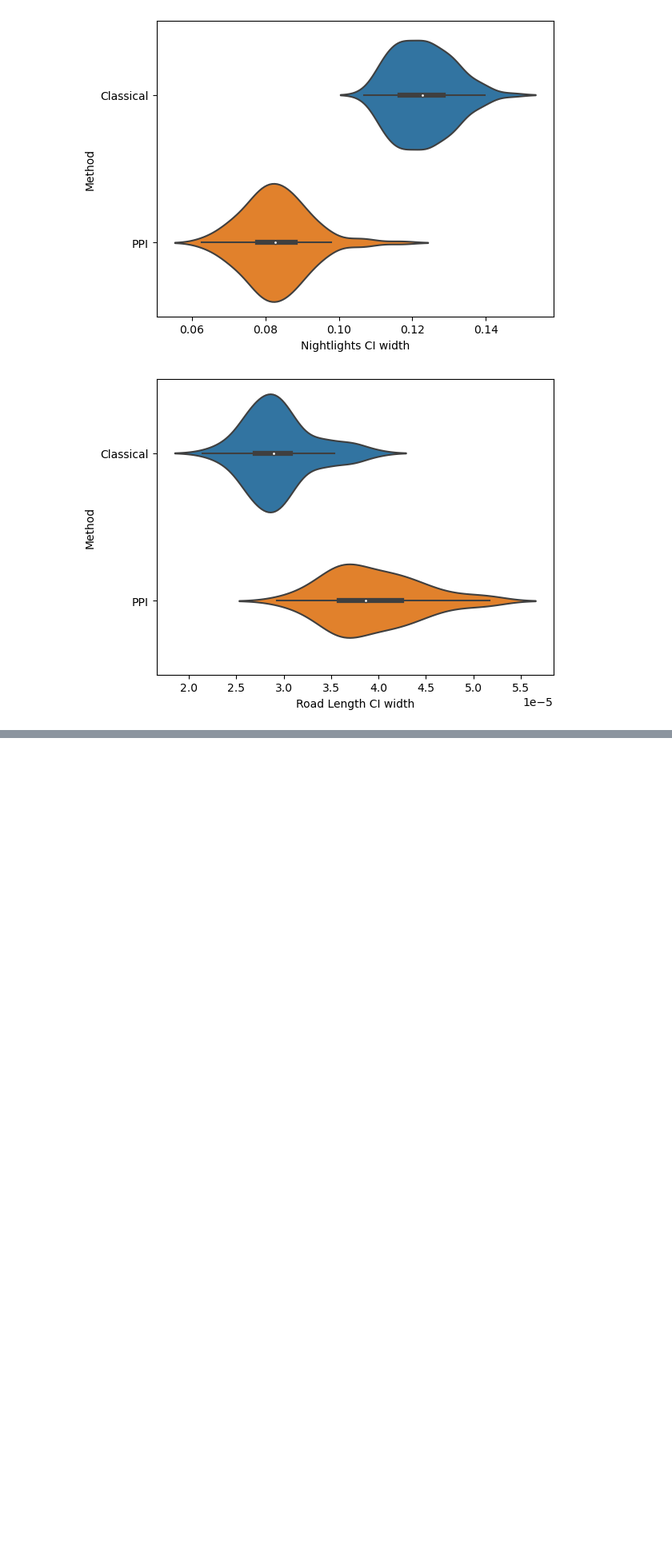
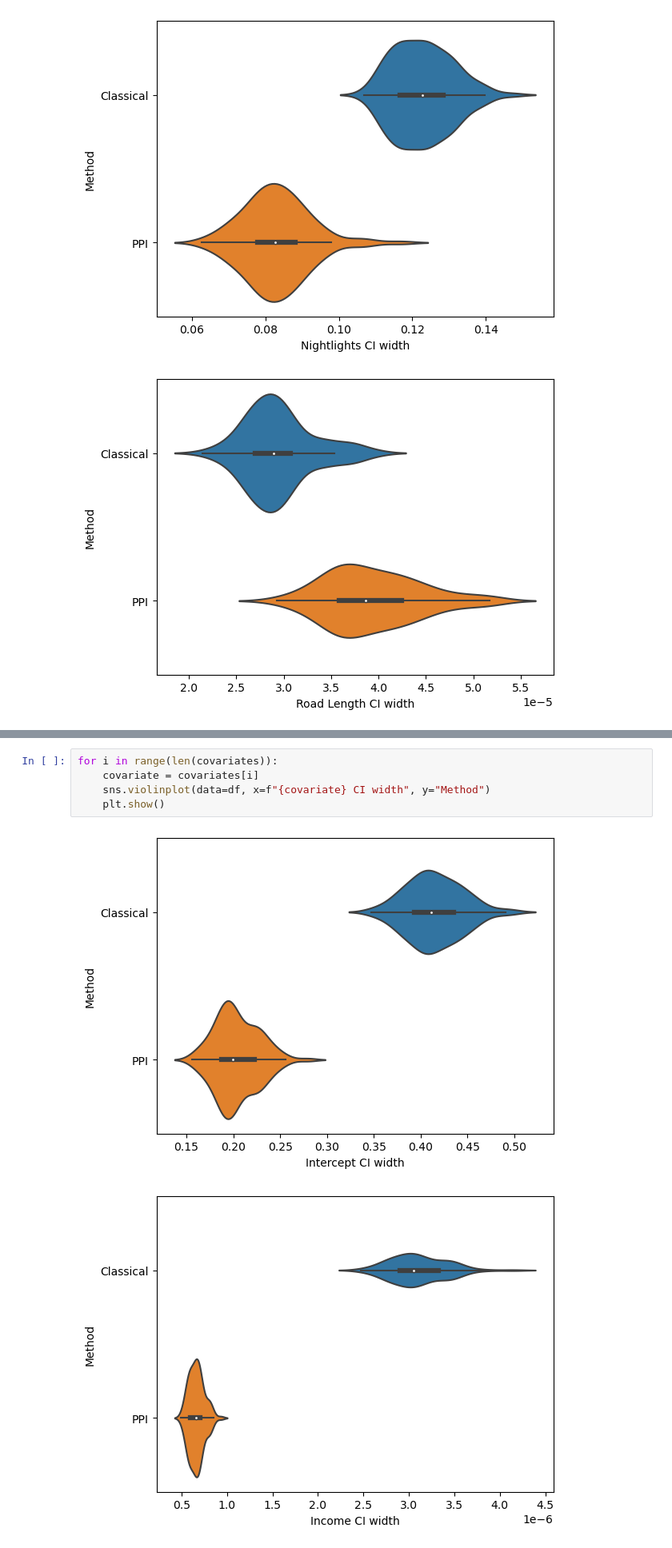
Before and after one commit to Earth-Intelligence-Lab/ppi_regression, a Jupyter notebook: testing.ipynb, the cells around one changed output, grey strips where cells are left out. Shown at 80% size. Cells and saved outputs as stored; diff of their text form; blank space fills up the shorter version.

```diff
--- a/testing.ipynb
+++ b/testing.ipynb
@@ -203,0 +400,8 @@ for i in range(len(covariates)):
+# %%
+for i in range(len(covariates)):
+    covariate = covariates[i]
+    sns.violinplot(data=df, x=f"{covariate} CI width", y="Method")
+    plt.show()
+# %% [output]
+[figure, added]
+[figure, added]
```
Also changed, not shown: parts of 17 cells of this notebook, 1 other file.
